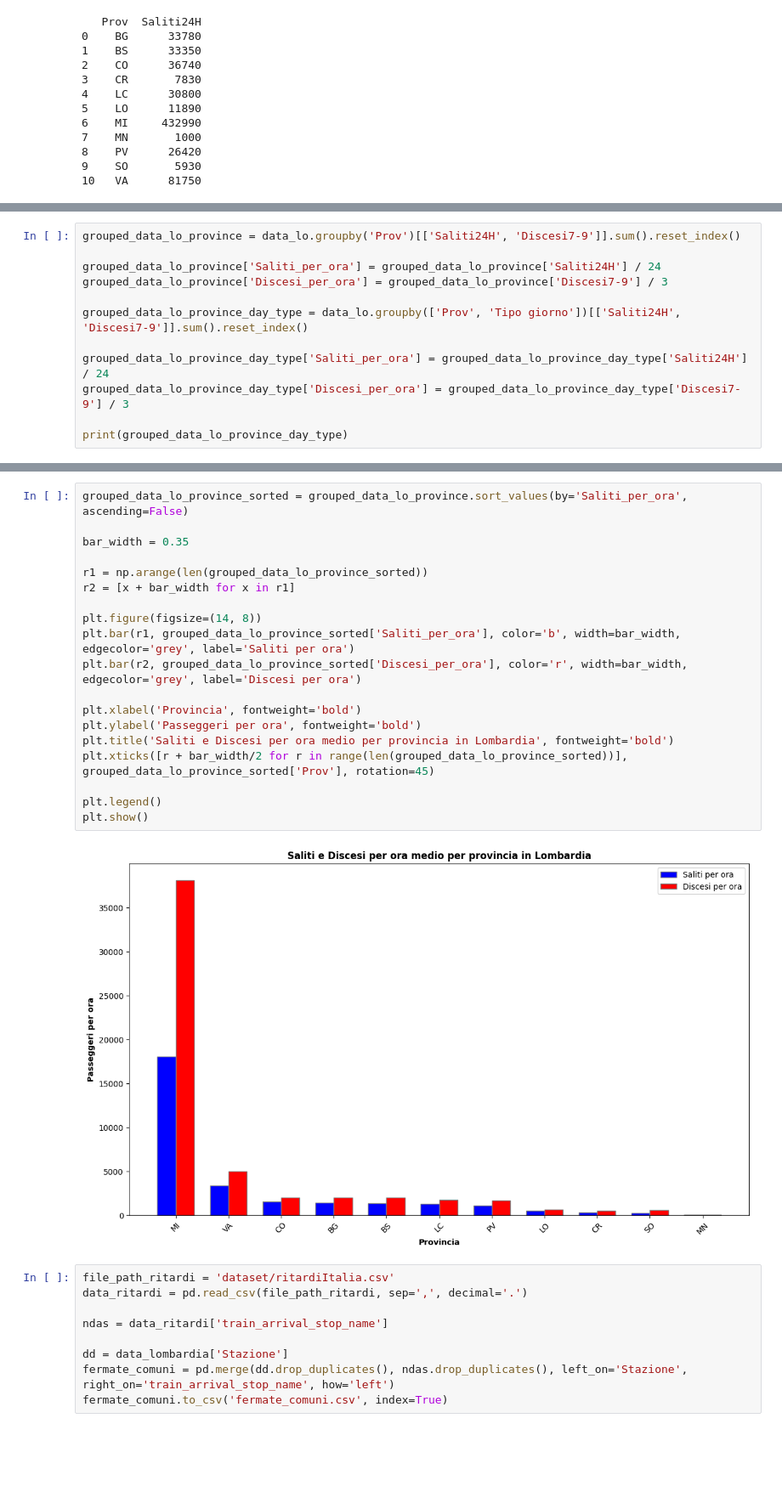
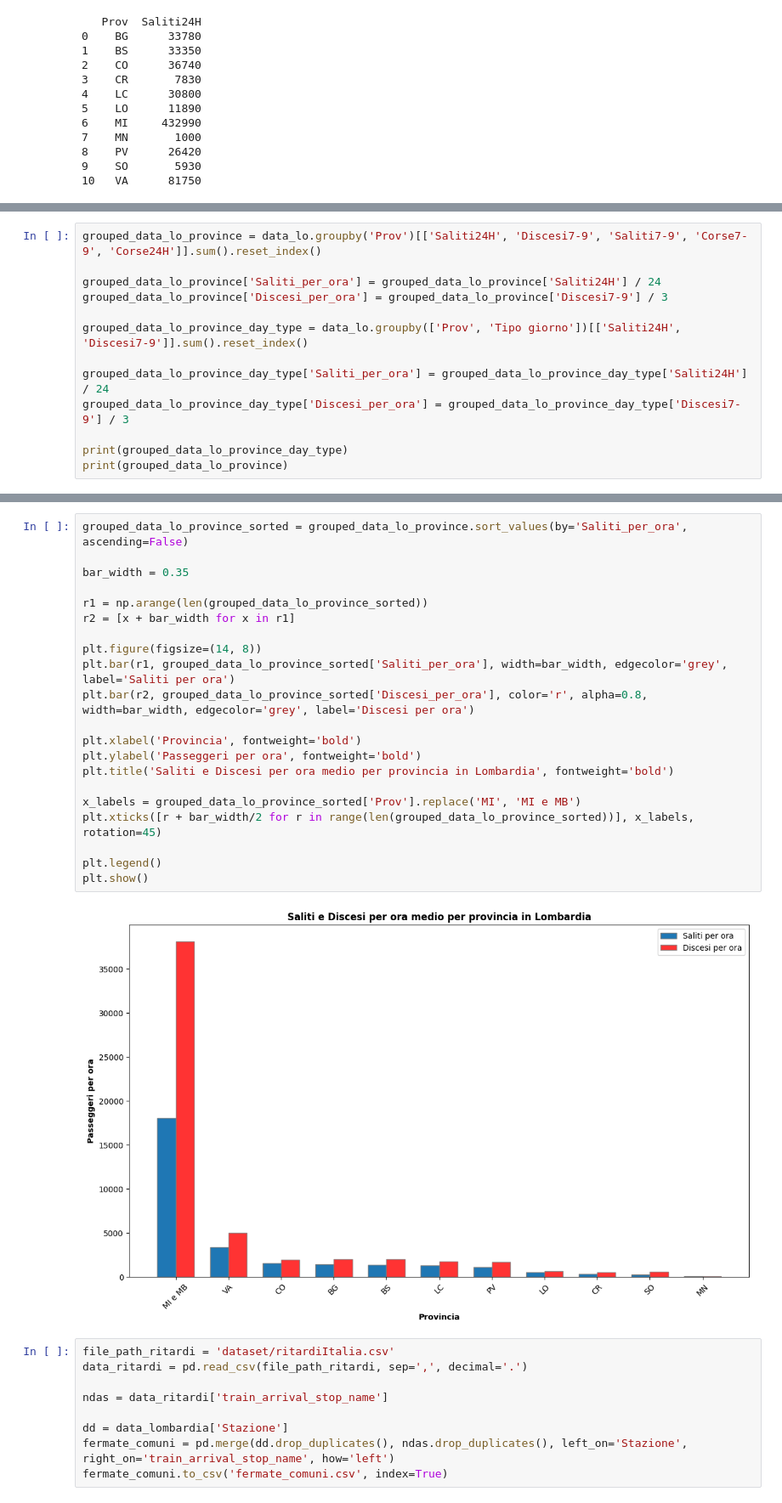
Before and after one commit to alemele01/vs24, a Jupyter notebook: pendolariItalia.ipynb, the cells around one changed output, grey strips where cells are left out. Shown at 85% size. Cells and saved outputs as stored; diff of their text form; blank space fills up the shorter version.

```diff
--- a/pendolariItalia.ipynb
+++ b/pendolariItalia.ipynb
@@ -75,5 +76,5 @@ plt.show()
 # %%
-grouped_data_lo_province = data_lo.groupby('Prov')[['Saliti24H', 'Discesi7-9']].sum().reset_index()
+grouped_data_lo_province = data_lo.groupby('Prov')[['Saliti24H', 'Discesi7-9', 'Saliti7-9', 'Corse7-9', 'Corse24H']].sum().reset_index()
 
 grouped_data_lo_province['Saliti_per_ora'] = grouped_data_lo_province['Saliti24H'] / 24
 grouped_data_lo_province['Discesi_per_ora'] = grouped_data_lo_province['Discesi7-9'] / 3
@@ -84,6 +85,7 @@ grouped_data_lo_province_day_type['Saliti_per_ora'] = grouped_data_lo_province_d
 grouped_data_lo_province_day_type['Discesi_per_ora'] = grouped_data_lo_province_day_type['Discesi7-9'] / 3
 
 print(grouped_data_lo_province_day_type)
+print(grouped_data_lo_province)
 # %% [output]
    Prov Tipo giorno  Saliti24H  Discesi7-9  Saliti_per_ora  Discesi_per_ora
 0    BG     Feriale      33780        6090     1407.500000      2030.000000
@@ -100,24 +151,26 @@ print(grouped_data_lo_province_day_type)
 # %%
 grouped_data_lo_province_sorted = grouped_data_lo_province.sort_values(by='Saliti_per_ora', ascending=False)
 
 bar_width = 0.35
 
 r1 = np.arange(len(grouped_data_lo_province_sorted))
 r2 = [x + bar_width for x in r1]
 
 plt.figure(figsize=(14, 8))
-plt.bar(r1, grouped_data_lo_province_sorted['Saliti_per_ora'], color='b', width=bar_width, edgecolor='grey', label='Saliti per ora')
-plt.bar(r2, grouped_data_lo_province_sorted['Discesi_per_ora'], color='r', width=bar_width, edgecolor='grey', label='Discesi per ora')
+plt.bar(r1, grouped_data_lo_province_sorted['Saliti_per_ora'], width=bar_width, edgecolor='grey', label='Saliti per ora')
+plt.bar(r2, grouped_data_lo_province_sorted['Discesi_per_ora'], color='r', alpha=0.8, width=bar_width, edgecolor='grey', label='Discesi per ora')
 
 plt.xlabel('Provincia', fontweight='bold')
 plt.ylabel('Passeggeri per ora', fontweight='bold')
 plt.title('Saliti e Discesi per ora medio per provincia in Lombardia', fontweight='bold')
-plt.xticks([r + bar_width/2 for r in range(len(grouped_data_lo_province_sorted))], grouped_data_lo_province_sorted['Prov'], rotation=45)
+
+x_labels = grouped_data_lo_province_sorted['Prov'].replace('MI', 'MI e MB')
+plt.xticks([r + bar_width/2 for r in range(len(grouped_data_lo_province_sorted))], x_labels, rotation=45)
 
 plt.legend()
 plt.show()
 # %% [output]
-[figure, old version]
+[figure, new version]
 # %%
 file_path_ritardi = 'dataset/ritardiItalia.csv'
 data_ritardi = pd.read_csv(file_path_ritardi, sep=',', decimal='.')
```
Also changed, not shown: parts of 6 cells of this notebook.
